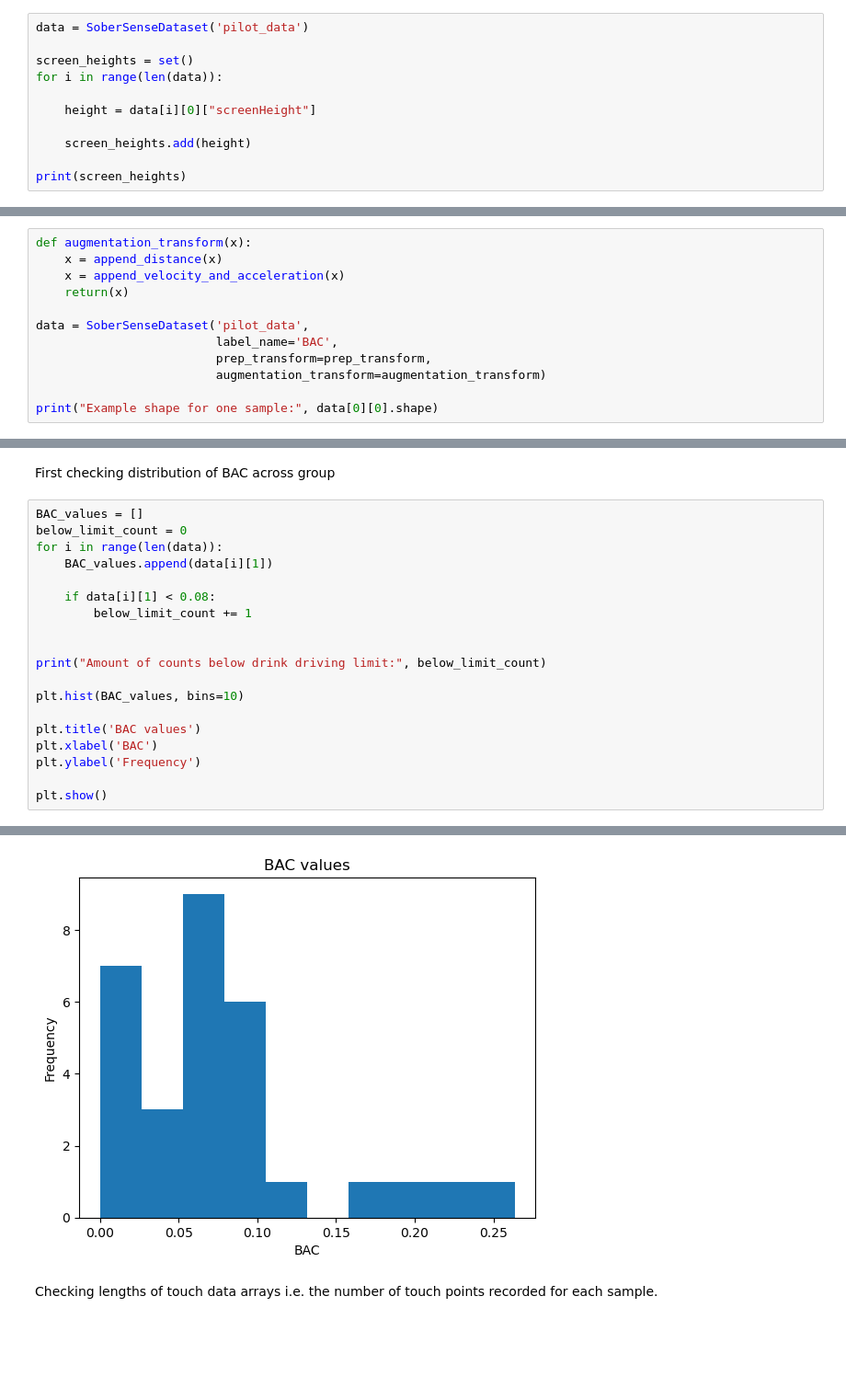
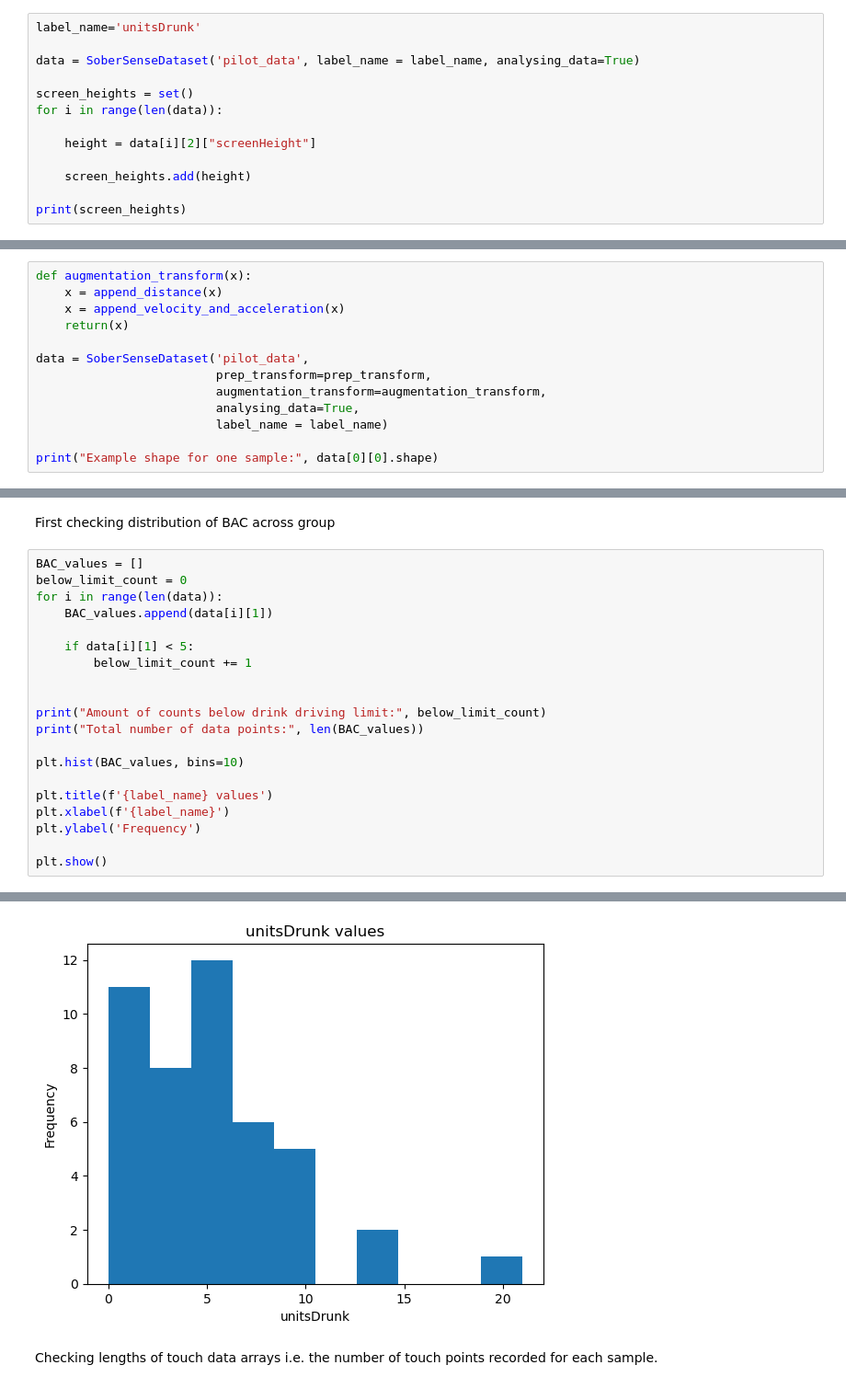
Before and after one commit to ng432/SoberSense, a Jupyter notebook: Data analysis/pilot_data_exploration.ipynb, the cells around one changed output, grey strips where cells are left out. Shown at 92% size. Drawn from its saved outputs; the diff is of its cells as text; blank space fills up the shorter version.

```diff
--- a/Data analysis/pilot_data_exploration.ipynb
+++ b/Data analysis/pilot_data_exploration.ipynb
@@ -23,12 +23,14 @@ Using mps device
 # %% [markdown]
 Checking various screen heights
 # %%
-data = SoberSenseDataset('pilot_data')
+label_name='unitsDrunk'
+
+data = SoberSenseDataset('pilot_data', label_name = label_name, analysing_data=True)
 
 screen_heights = set()
 for i in range(len(data)):
 
-    height = data[i][0]["screenHeight"]
+    height = data[i][2]["screenHeight"]
 
     screen_heights.add(height)
 
@@ -42,9 +44,10 @@ def augmentation_transform(x):
     return(x)
 
 data = SoberSenseDataset('pilot_data',
-                         label_name='BAC',
                          prep_transform=prep_transform,
-                         augmentation_transform=augmentation_transform)
+                         augmentation_transform=augmentation_transform,
+                         analysing_data=True,
+                         label_name = label_name)
 
 print("Example shape for one sample:", data[0][0].shape)
 # %% [output]
@@ -57,16 +60,17 @@ below_limit_count = 0
 for i in range(len(data)):
     BAC_values.append(data[i][1])
 
-    if data[i][1] < 0.08:
+    if data[i][1] < 5:
         below_limit_count += 1
 
 
 print("Amount of counts below drink driving limit:", below_limit_count)
+print("Total number of data points:", len(BAC_values))
 
 plt.hist(BAC_values, bins=10)
 
-plt.title('BAC values')
-plt.xlabel('BAC')
+plt.title(f'{label_name} values')
+plt.xlabel(f'{label_name}')
 plt.ylabel('Frequency')
 
 plt.show()
@@ -75,4 +80,4 @@ Amount of counts below drink driving limit: 19
-[figure, old version]
+[figure, new version]
 # %% [markdown]
 Checking lengths of touch data arrays i.e. the number of touch points recorded for each sample.
 # %%
```
Also changed, not shown: parts of 10 cells of this notebook.
